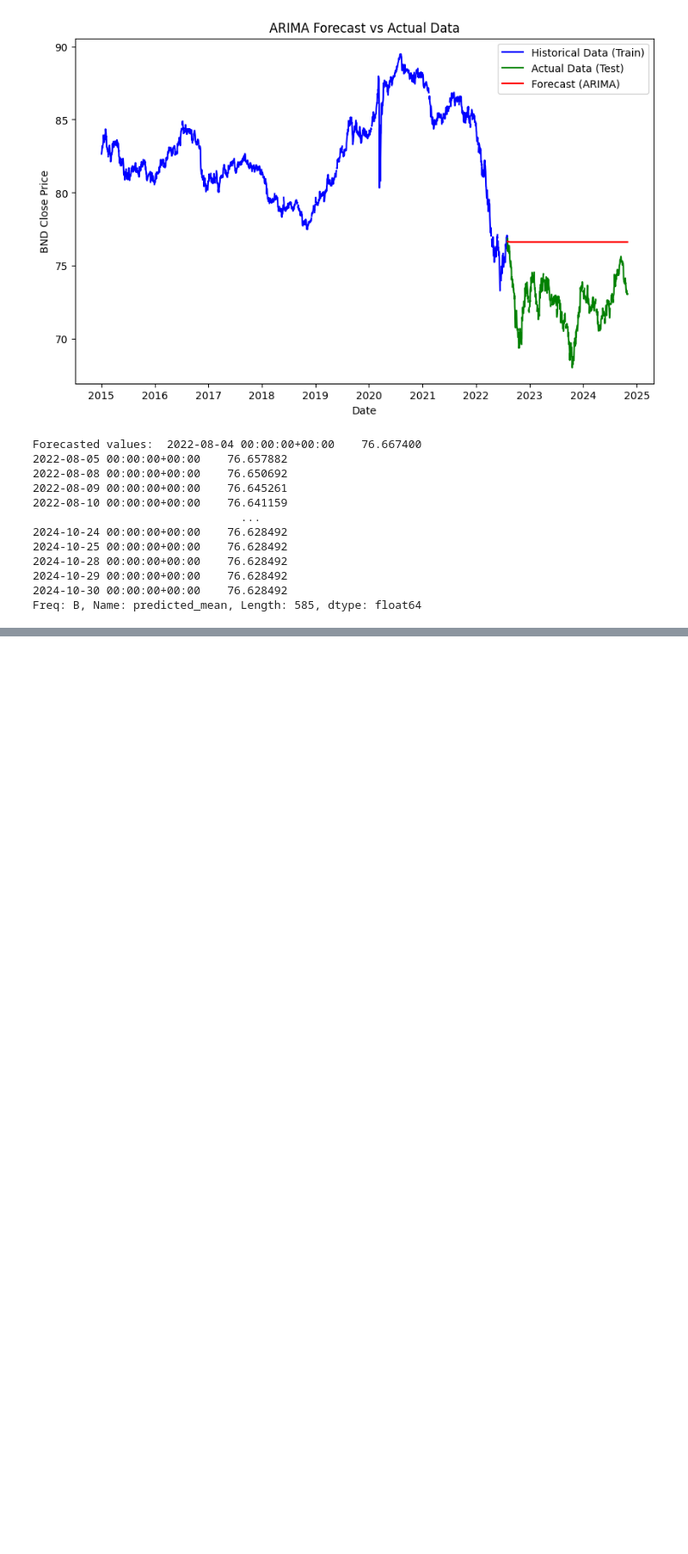
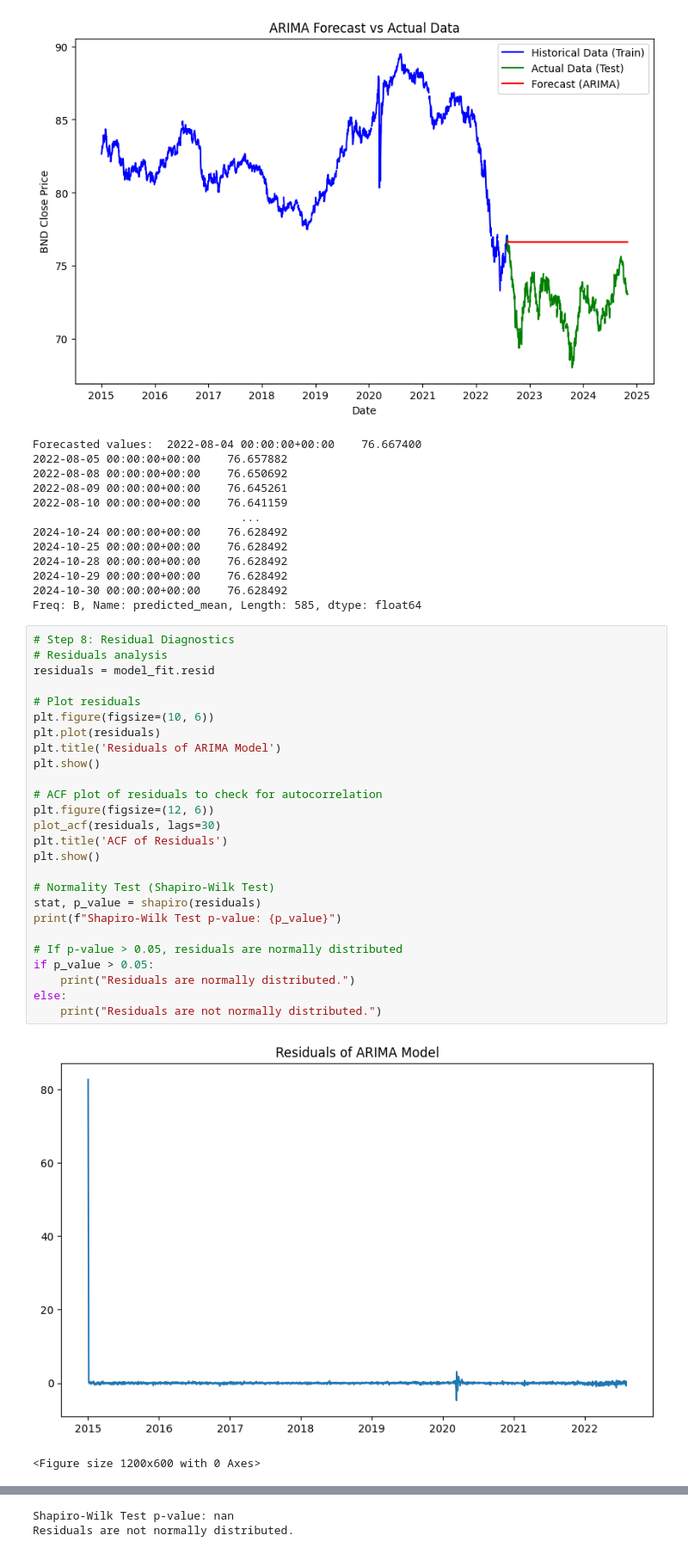
Before and after one commit to Wbam/Week-11, a Jupyter notebook: notebooks/TaForecast_Future_Market_Trends.ipynb, the cells around one changed output, grey strips where cells are left out. Shown at 86% size. Drawn from its saved outputs; the diff is of its cells as text; blank space fills up the shorter version.

```diff
--- a/notebooks/TaForecast_Future_Market_Trends.ipynb
+++ b/notebooks/TaForecast_Future_Market_Trends.ipynb
@@ -186,3 +186,32 @@ Forecasted values:  2022-08-04 00:00:00+00:00    76.667400
 2024-10-29 00:00:00+00:00    76.628492
 2024-10-30 00:00:00+00:00    76.628492
 Freq: B, Name: predicted_mean, Length: 585, dtype: float64
+# %%
+# Step 8: Residual Diagnostics
+# Residuals analysis
+residuals = model_fit.resid
+
+# Plot residuals
+plt.figure(figsize=(10, 6))
+plt.plot(residuals)
+plt.title('Residuals of ARIMA Model')
+plt.show()
+
+# ACF plot of residuals to check for autocorrelation
+plt.figure(figsize=(12, 6))
+plot_acf(residuals, lags=30)
+plt.title('ACF of Residuals')
+plt.show()
+
+# Normality Test (Shapiro-Wilk Test)
+stat, p_value = shapiro(residuals)
+print(f"Shapiro-Wilk Test p-value: {p_value}")
+
+# If p-value > 0.05, residuals are normally distributed
+if p_value > 0.05:
+    print("Residuals are normally distributed.")
+else:
+    print("Residuals are not normally distributed.")
+# %% [output]
+[figure, added]
+<Figure size 1200x600 with 0 Axes>
@@ -188,0 +219,2 @@ Freq: B, Name: predicted_mean, Length: 585, dtype: float64
+Shapiro-Wilk Test p-value: nan
+Residuals are not normally distributed.
```
Also changed, not shown: parts of 1 cell of this notebook.
